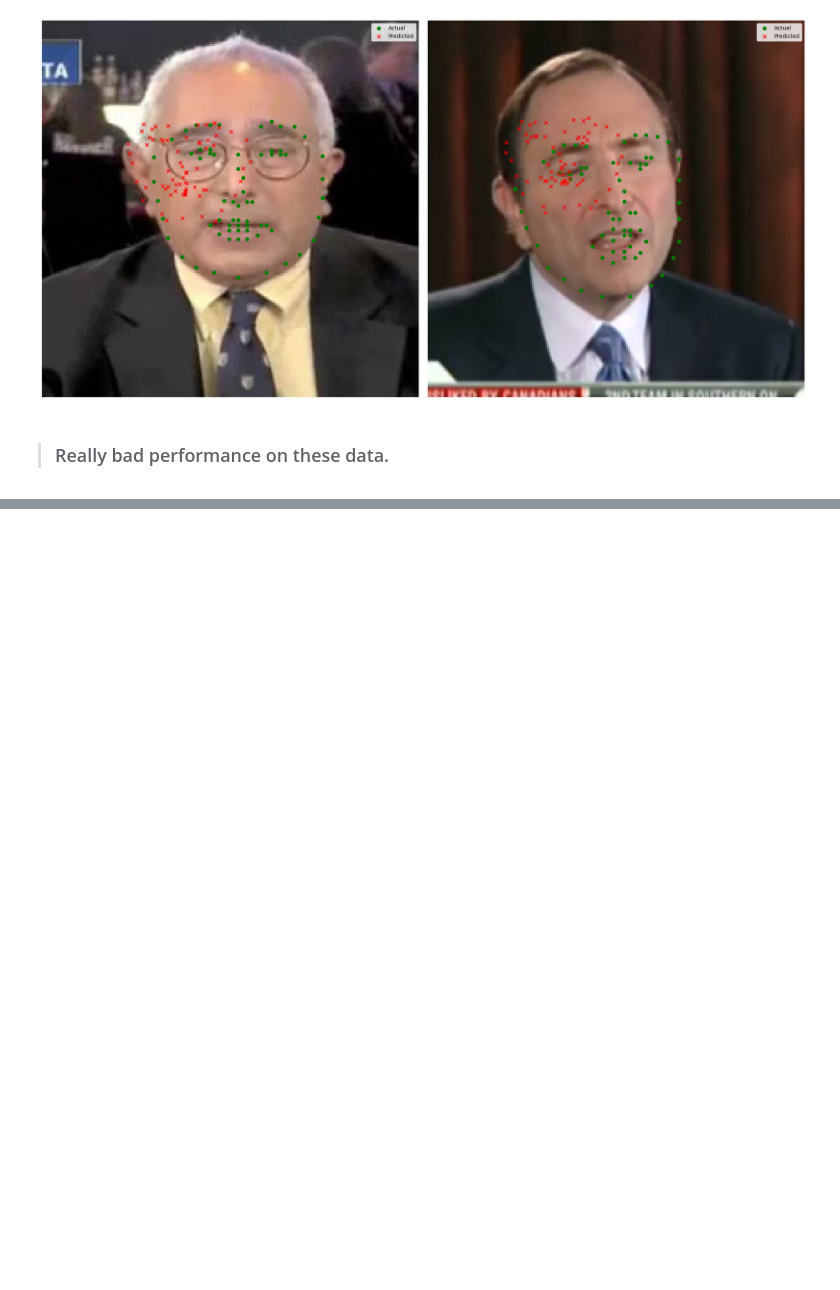
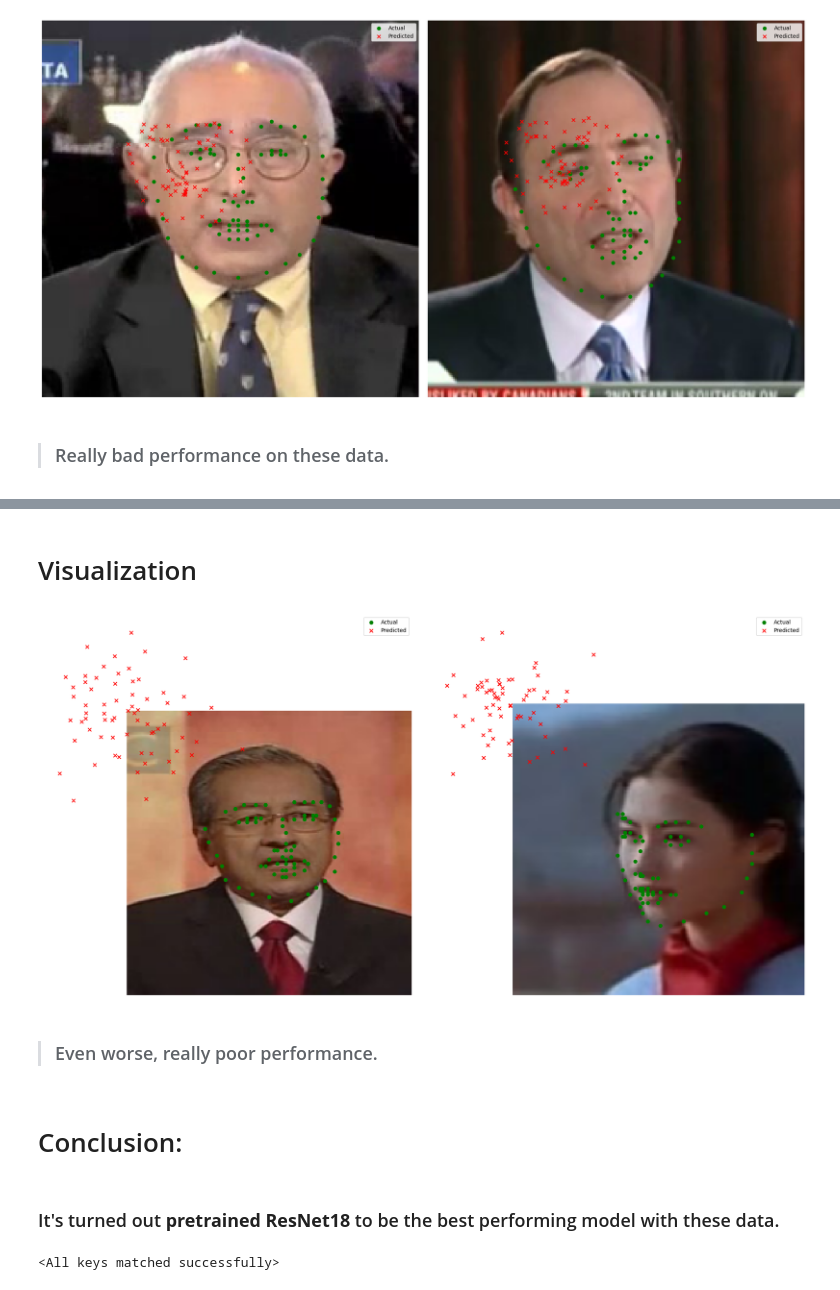
Before and after one commit to kkudzelich/Faces-Recognition-and-Landmarks-Detection, a Jupyter notebook: Landmarks_Detection_Pretrained_models.ipynb, the cells around one changed output, grey strips where cells are left out. Drawn from its saved outputs; the diff is of its cells as text; code cells hidden in the pictures; blank space fills up the shorter version.

```diff
--- a/Landmarks_Detection_Pretrained_models.ipynb
+++ b/Landmarks_Detection_Pretrained_models.ipynb
@@ -559,0 +560,17 @@ visualize_predictions(test_dataset, model, device, num_images=2, images_per_row=
+# %%
+class MobileNetV2Keypoints(nn.Module):
+    def __init__(self, num_keypoints=68):
+        super(MobileNetV2Keypoints, self).__init__()
+        mobilenet = models.mobilenet_v2(pretrained=True)
+        self.features = mobilenet.features # extracts all convolutional layers from the pre-trained MobileNetV2 model
+        self.pool = nn.AdaptiveAvgPool2d((1, 1)) # It is used for adaptive averaging by the size of the output from self.features to get a fixed size of 1x1, regardless of the size of the input image
+        self.fc1 = nn.Linear(mobilenet.last_channel, 1024) # returns the number of channels of the last layer, which correctly corresponds to the input size for the self.fc1 layer
+        self.fc2 = nn.Linear(1024, num_keypoints * 2)
+
+    def forward(self, x):
+        x = self.features(x)
+        x = self.pool(x)
+        x = torch.flatten(x, 1)
+        x = F.relu(self.fc1(x))
+        x = self.fc2(x)
+        return x
@@ -559,0 +626,20 @@ visualize_predictions(test_dataset, model, device, num_images=2, images_per_row=
+# %% [markdown]
+# Visualization
+# %%
+# Call the function to visualize predictions
+visualize_predictions(test_dataset, model, device, num_images=2, images_per_row=2)
+# %% [output]
+[figure, added]
+# %% [markdown]
+> ### Even worse, really poor performance.
+# %% [markdown]
+# Conclusion:
+# %% [markdown]
+### It's turned out __pretrained ResNet18__ to be the best performing model with these data.
+# %%
+# Загрузка лучшей модели
+model = ResNetKeypoints().to(device)
+
+model.load_state_dict(torch.load('best_model_resnet.pth'))
+# %% [output]
+<All keys matched successfully>
```
Also changed, not shown: parts of 17 cells of this notebook, 1 other file.
